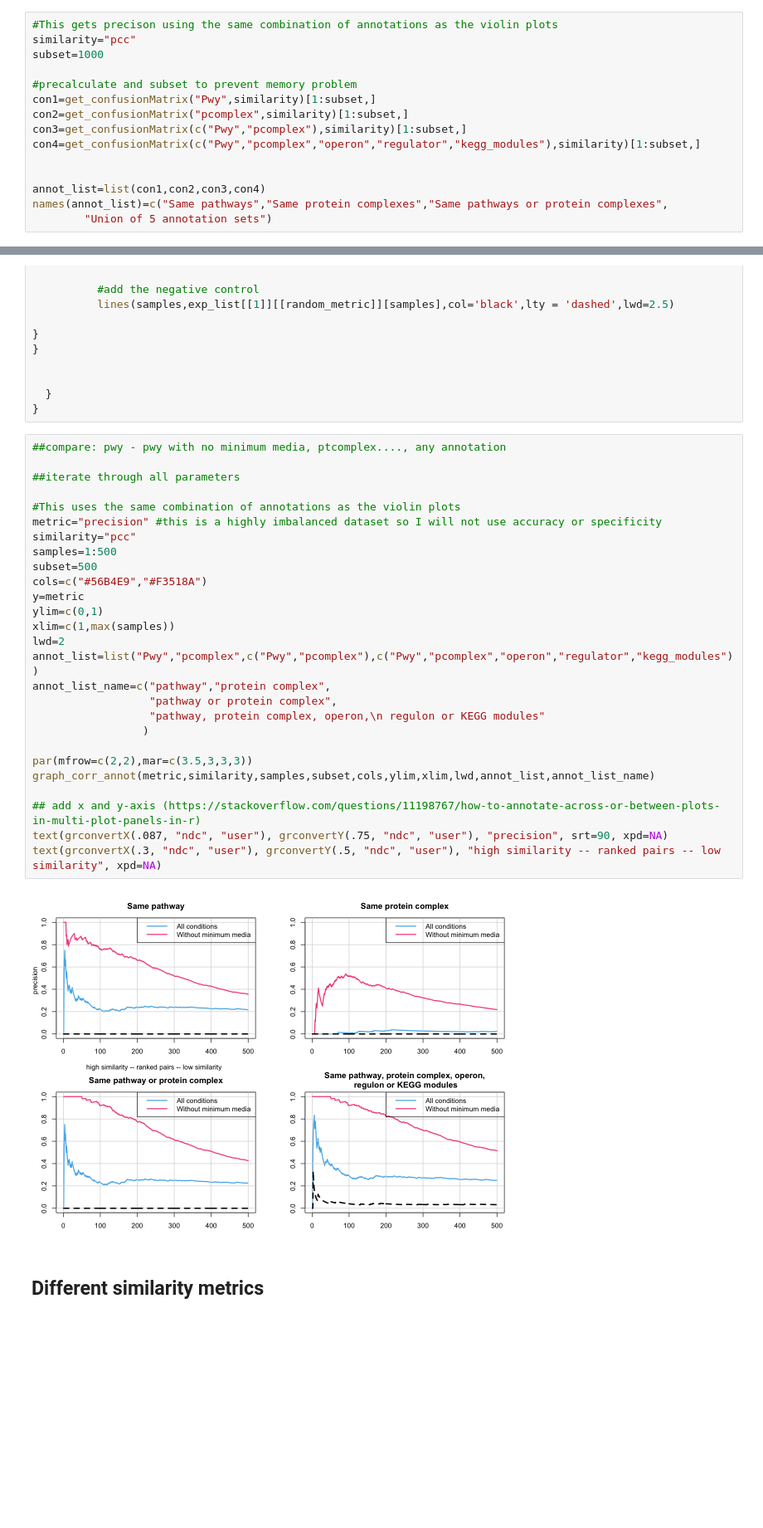
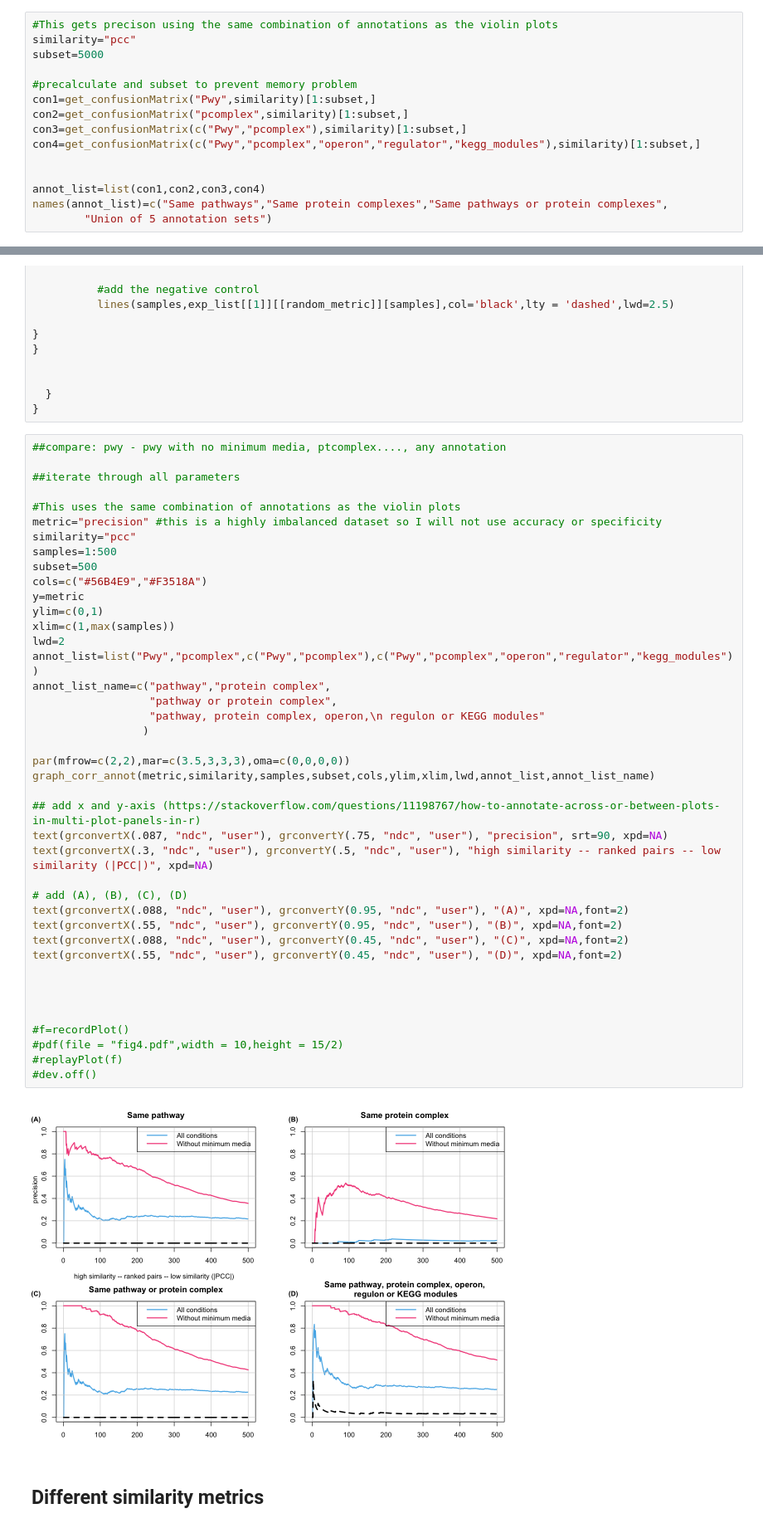
Before and after one commit to peterwu19881230/Systematic-analyses-ecoli-phenotypes, a Jupyter notebook: Nichols_data_mining_code/figs.ipynb, the cells around one changed output, grey strips where cells are left out. Shown at 83% size. Saved outputs shown, nothing was run; the diff lists cells and outputs as text; blank space fills up the shorter version.

```diff
--- a/Nichols_data_mining_code/figs.ipynb
+++ b/Nichols_data_mining_code/figs.ipynb
@@ -521,7 +380,7 @@ get_confusionMatrix=function(annot,similarity,seed=9){
 # %%
 #This gets precison using the same combination of annotations as the violin plots
 similarity="pcc"
-subset=1000
+subset=5000
 
 #precalculate and subset to prevent memory problem
 con1=get_confusionMatrix("Pwy",similarity)[1:subset,]
@@ -708,32 +573,46 @@ for(similarity_ in similarity){
 # %%
 ##compare: pwy - pwy with no minimum media, ptcomplex...., any annotation
 
 ##iterate through all parameters
 
 #This uses the same combination of annotations as the violin plots
 metric="precision" #this is a highly imbalanced dataset so I will not use accuracy or specificity
 similarity="pcc"
 samples=1:500
 subset=500
 cols=c("#56B4E9","#F3518A")
 y=metric
 ylim=c(0,1)
 xlim=c(1,max(samples))
 lwd=2
 annot_list=list("Pwy","pcomplex",c("Pwy","pcomplex"),c("Pwy","pcomplex","operon","regulator","kegg_modules"))
 annot_list_name=c("pathway","protein complex",
                   "pathway or protein complex",
                   "pathway, protein complex, operon,\n regulon or KEGG modules"
                  )
 
-par(mfrow=c(2,2),mar=c(3.5,3,3,3))
+par(mfrow=c(2,2),mar=c(3.5,3,3,3),oma=c(0,0,0,0))
 graph_corr_annot(metric,similarity,samples,subset,cols,ylim,xlim,lwd,annot_list,annot_list_name)
 
 ## add x and y-axis (https://stackoverflow.com/questions/11198767/how-to-annotate-across-or-between-plots-in-multi-plot-panels-in-r)
 text(grconvertX(.087, "ndc", "user"), grconvertY(.75, "ndc", "user"), "precision", srt=90, xpd=NA)
-text(grconvertX(.3, "ndc", "user"), grconvertY(.5, "ndc", "user"), "high similarity -- ranked pairs -- low similarity", xpd=NA)
+text(grconvertX(.3, "ndc", "user"), grconvertY(.5, "ndc", "user"), "high similarity -- ranked pairs -- low similarity (|PCC|)", xpd=NA)
+
+# add (A), (B), (C), (D)
+text(grconvertX(.088, "ndc", "user"), grconvertY(0.95, "ndc", "user"), "(A)", xpd=NA,font=2)
+text(grconvertX(.55, "ndc", "user"), grconvertY(0.95, "ndc", "user"), "(B)", xpd=NA,font=2)
+text(grconvertX(.088, "ndc", "user"), grconvertY(0.45, "ndc", "user"), "(C)", xpd=NA,font=2)
+text(grconvertX(.55, "ndc", "user"), grconvertY(0.45, "ndc", "user"), "(D)", xpd=NA,font=2)
+
+
+
+
+#f=recordPlot()
+#pdf(file = "fig4.pdf",width = 10,height = 15/2)
+#replayPlot(f)
+#dev.off()
 # %% [output]
-[figure, old version]
+[figure, new version]
 # %% [markdown]
 ## Different similarity metrics
 # %%
```
Also changed, not shown: parts of 15 cells of this notebook, 11 other files.
